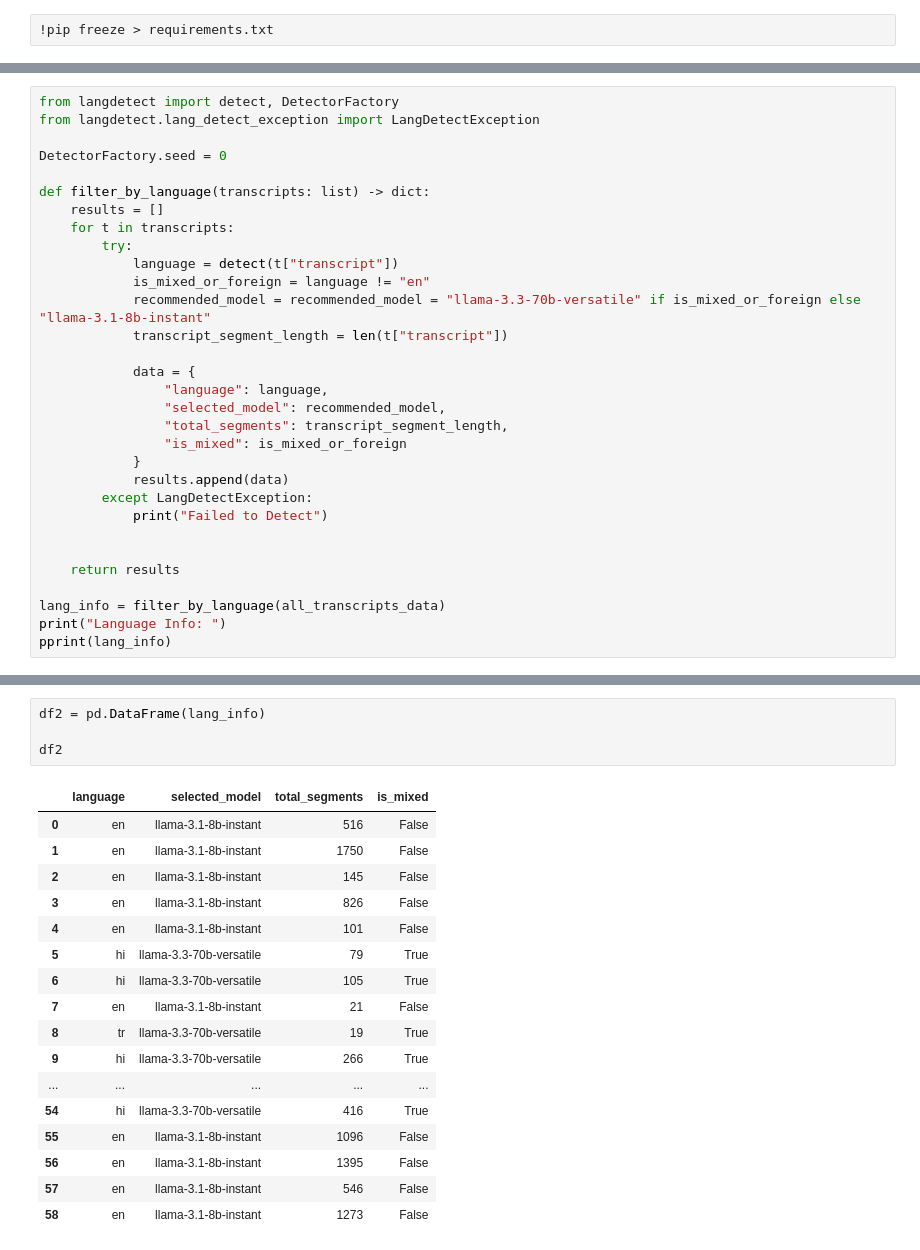
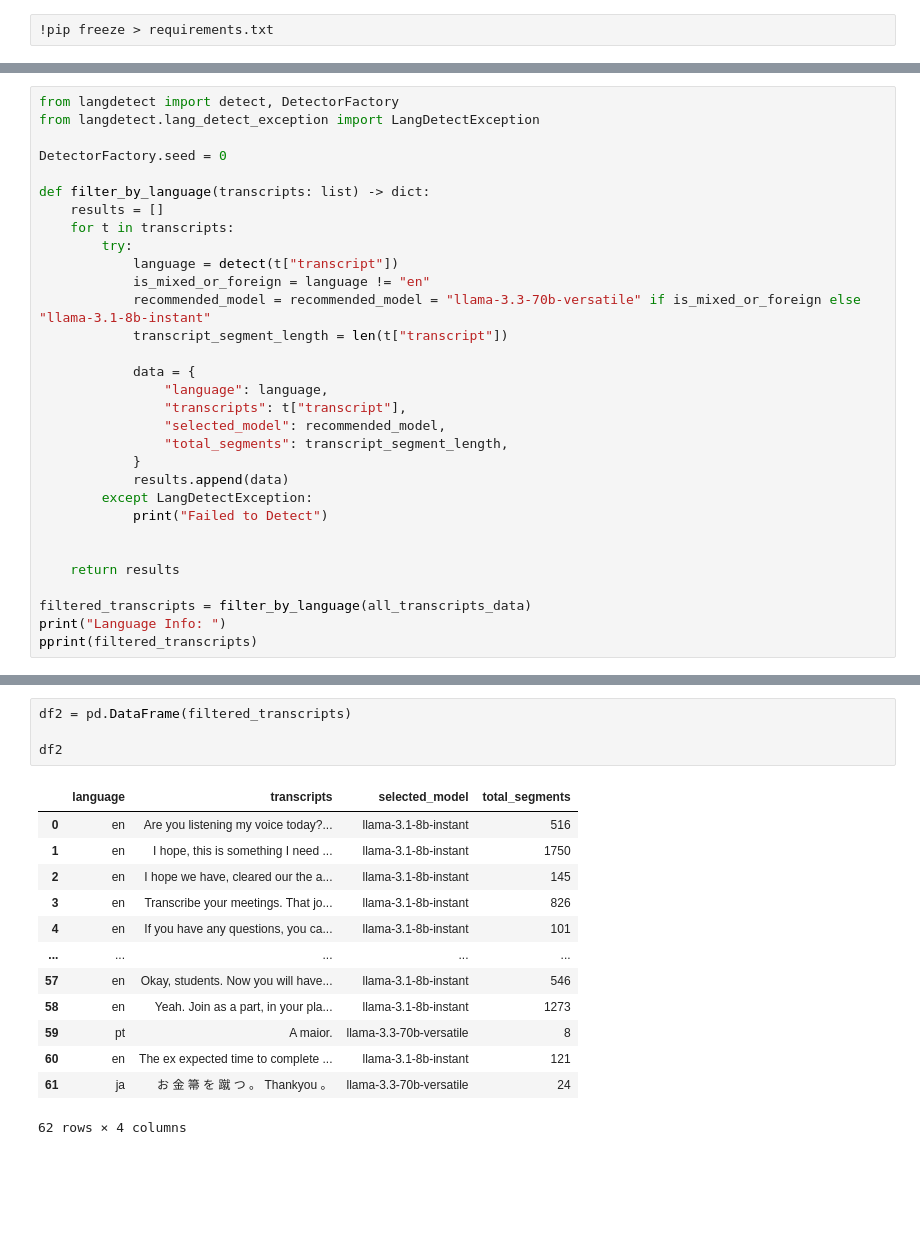
Before and after one commit to SumitUp-AI/sumitup-ai-meet, a Jupyter notebook: backend/pipelines/notebook/summarization_enhanced_pipeline.ipynb, the cells around one changed output, grey strips where cells are left out. Saved outputs shown, nothing was run; the diff lists cells and outputs as text; blank space fills up the shorter version.

Commit message:
feat: Transcription Cleaning Pipeline Testing and Model Downloading Script

```diff
--- a/backend/pipelines/notebook/summarization_enhanced_pipeline.ipynb
+++ b/backend/pipelines/notebook/summarization_enhanced_pipeline.ipynb
@@ -121,9 +117,9 @@ def filter_by_language(transcripts: list) -> dict:
 
             data = {
                 "language": language,
+                "transcripts": t["transcript"],
                 "selected_model": recommended_model,
                 "total_segments": transcript_segment_length,
-                "is_mixed": is_mixed_or_foreign
             }
             results.append(data)
         except LangDetectException:
@@ -132,8 +128,8 @@ def filter_by_language(transcripts: list) -> dict:
 
     return results
 
-lang_info = filter_by_language(all_transcripts_data)
+filtered_transcripts = filter_by_language(all_transcripts_data)
 print("Language Info: ")
-pprint(lang_info)
+pprint(filtered_transcripts)
 # %% [output]
 Language Info:
@@ -156,22 +152,18 @@ Language Info:
 # %%
-df2 = pd.DataFrame(lang_info)
+df2 = pd.DataFrame(filtered_transcripts)
 
 df2
 # %% [output]
-|  | language | selected_model | total_segments | is_mixed |
-| 0 | en | llama-3.1-8b-instant | 516 | False |
-| 1 | en | llama-3.1-8b-instant | 1750 | False |
-| 2 | en | llama-3.1-8b-instant | 145 | False |
-| 3 | en | llama-3.1-8b-instant | 826 | False |
-| 4 | en | llama-3.1-8b-instant | 101 | False |
-| 5 | hi | llama-3.3-70b-versatile | 79 | True |
-| 6 | hi | llama-3.3-70b-versatile | 105 | True |
-| 7 | en | llama-3.1-8b-instant | 21 | False |
-| 8 | tr | llama-3.3-70b-versatile | 19 | True |
-| 9 | hi | llama-3.3-70b-versatile | 266 | True |
+|  | language | transcripts | selected_model | total_segments |
+| 0 | en | Are you listening my voice today?... | llama-3.1-8b-instant | 516 |
+| 1 | en | I hope, this is something I need ... | llama-3.1-8b-instant | 1750 |
+| 2 | en | I hope we have, cleared our the a... | llama-3.1-8b-instant | 145 |
+| 3 | en | Transcribe your meetings. That jo... | llama-3.1-8b-instant | 826 |
+| 4 | en | If you have any questions, you ca... | llama-3.1-8b-instant | 101 |
 | ... | ... | ... | ... | ... |
-| 54 | hi | llama-3.3-70b-versatile | 416 | True |
-| 55 | en | llama-3.1-8b-instant | 1096 | False |
-| 56 | en | llama-3.1-8b-instant | 1395 | False |
-| 57 | en | llama-3.1-8b-instant | 546 | False |
-| 58 | en | llama-3.1-8b-instant | 1273 | False |
+| 57 | en | Okay, students. Now you will have... | llama-3.1-8b-instant | 546 |
+| 58 | en | Yeah. Join as a part, in your pla... | llama-3.1-8b-instant | 1273 |
+| 59 | pt | A maior. | llama-3.3-70b-versatile | 8 |
+| 60 | en | The ex expected time to complete ... | llama-3.1-8b-instant | 121 |
+| 61 | ja | お 金 箒 を 蹴 つ 。 Thankyou 。 | llama-3.3-70b-versatile | 24 |
+62 rows × 4 columns
```
Also changed, not shown: parts of 15 cells of this notebook, 6 other files.
